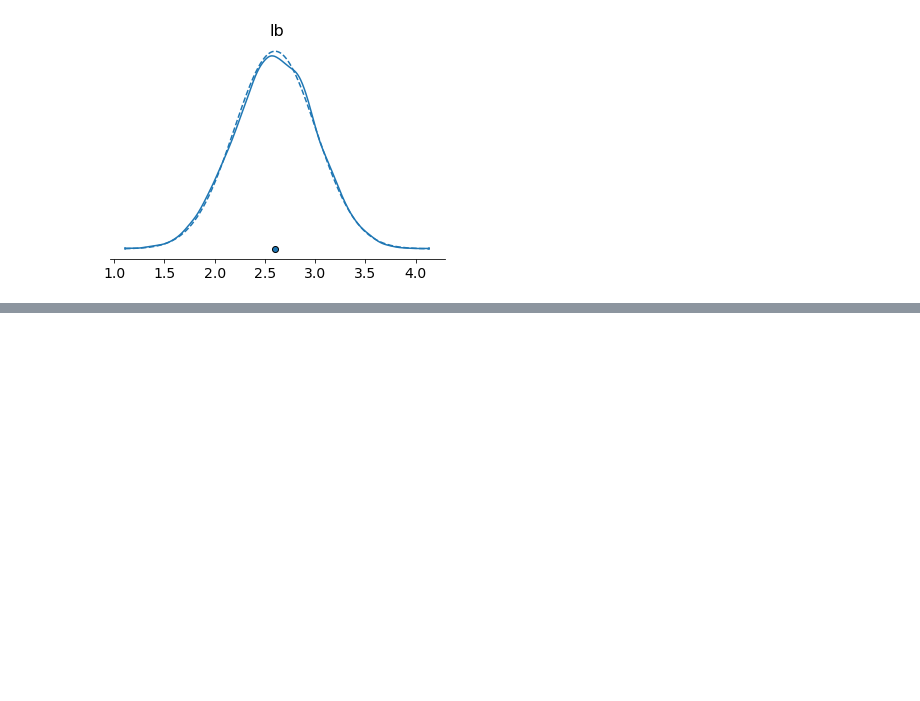
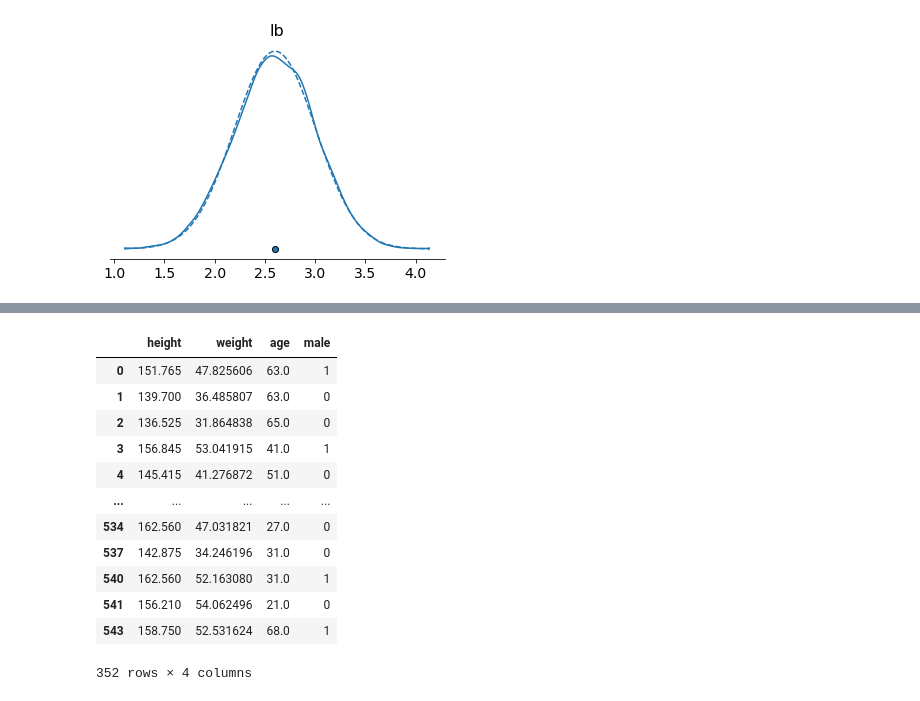
Before and after one commit to 8wgf3b/books, a Jupyter notebook: stat_rethink/Chap4.ipynb, the cells around one changed output, grey strips where cells are left out. Cells and saved outputs as stored; diff of their text form; code cells hidden in the pictures; blank space fills up the shorter version.

```diff
--- a/stat_rethink/Chap4.ipynb
+++ b/stat_rethink/Chap4.ipynb
@@ -80,0 +93,4 @@ plt.show()
+# %%
+d = pd.read_csv('https://raw.githubusercontent.com/fehiepsi/rethinking-numpyro/master/data/Howell1.csv', delimiter=';')
+print(d.info())
+d.describe()
@@ -80,0 +119,17 @@ plt.show()
+# %%
+d2 = d[d.age >= 18]
+d2
+# %% [output]
+|  | height | weight | age | male |
+| 0 | 151.765 | 47.825606 | 63.0 | 1 |
+| 1 | 139.700 | 36.485807 | 63.0 | 0 |
+| 2 | 136.525 | 31.864838 | 65.0 | 0 |
+| 3 | 156.845 | 53.041915 | 41.0 | 1 |
+| 4 | 145.415 | 41.276872 | 51.0 | 0 |
+| ... | ... | ... | ... | ... |
+| 534 | 162.560 | 47.031821 | 27.0 | 0 |
+| 537 | 142.875 | 34.246196 | 31.0 | 0 |
+| 540 | 162.560 | 52.163080 | 31.0 | 1 |
+| 541 | 156.210 | 54.062496 | 21.0 | 0 |
+| 543 | 158.750 | 52.531624 | 68.0 | 1 |
+352 rows × 4 columns
```
Also changed, not shown: parts of 5 cells of this notebook.
